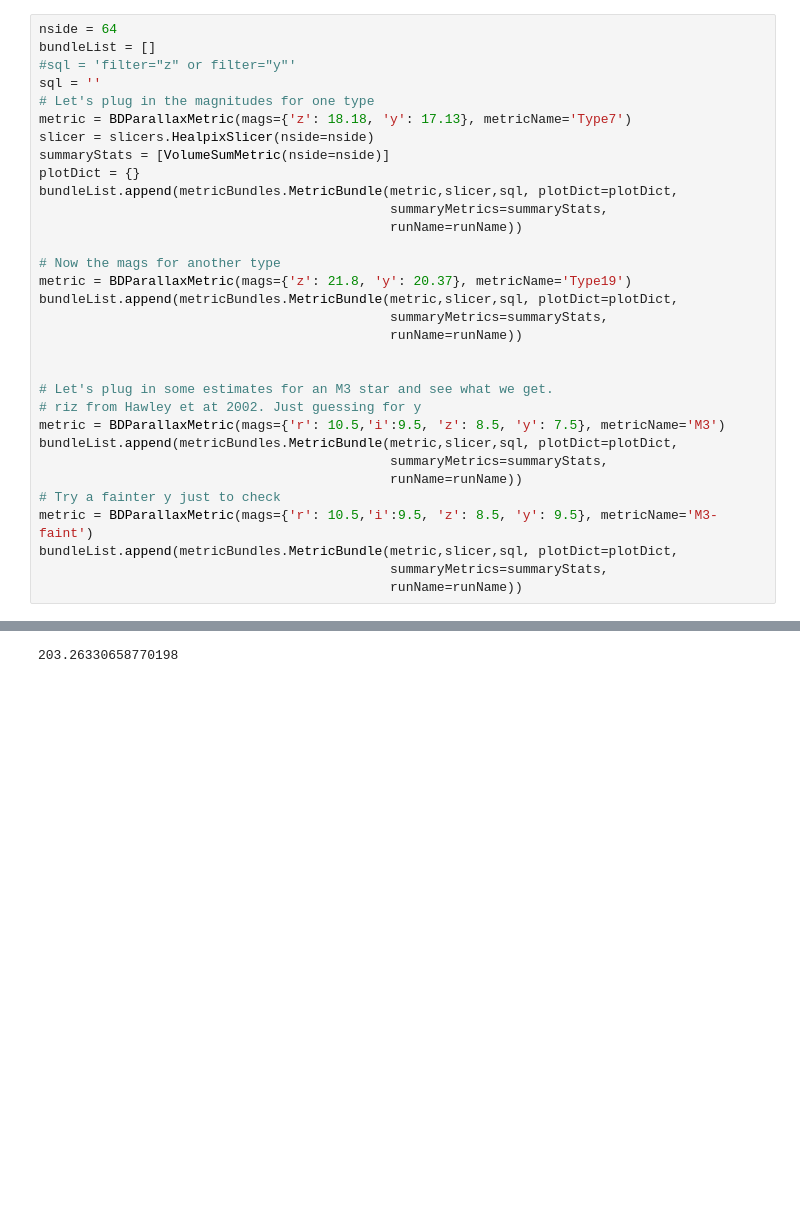
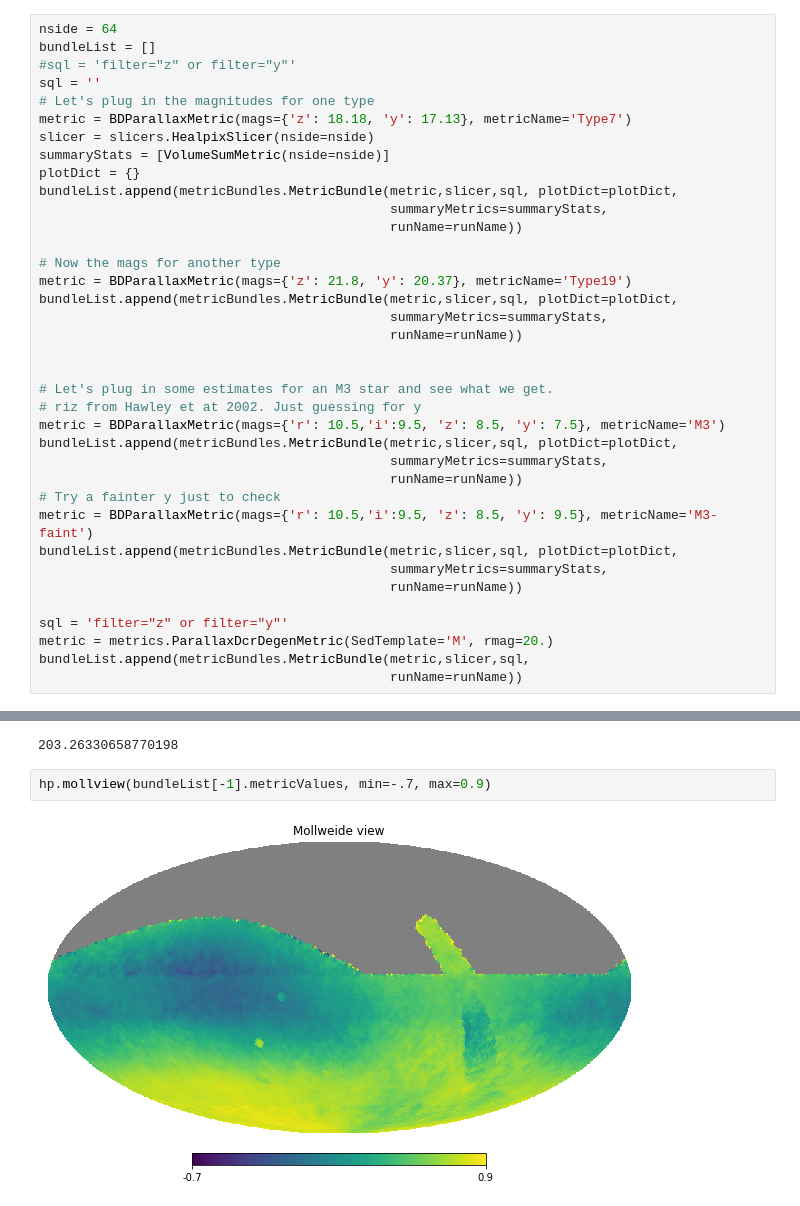
Before and after one commit to yoachim/LSST-BD-Cadence, a Jupyter notebook: bd_dist_metric.ipynb, the cells around one changed output, grey strips where cells are left out. Drawn from its saved outputs; the diff is of its cells as text; blank space fills up the shorter version.

Commit message:
add a dcr degeneracy check

```diff
--- a/bd_dist_metric.ipynb
+++ b/bd_dist_metric.ipynb
@@ -152,6 +152,11 @@ metric = BDParallaxMetric(mags={'r': 10.5,'i':9.5, 'z': 8.5, 'y': 9.5}, metricNa
 bundleList.append(metricBundles.MetricBundle(metric,slicer,sql, plotDict=plotDict,
                                              summaryMetrics=summaryStats,
                                              runName=runName))
+
+sql = 'filter="z" or filter="y"'
+metric = metrics.ParallaxDcrDegenMetric(SedTemplate='M', rmag=20.)
+bundleList.append(metricBundles.MetricBundle(metric,slicer,sql,
+                                             runName=runName))
 # %% [output]
 Healpix slicer using NSIDE=64, approximate resolution 54.967783 arcminutes
 # %%
@@ -193,3 +207,7 @@ good = np.where(bundleList[2].metricValues > 130)
 np.median(bundleList[2].metricValues[good])
 # %% [output]
 203.26330658770198
+# %%
+hp.mollview(bundleList[-1].metricValues, min=-.7, max=0.9)
+# %% [output]
+[figure, added]
```
Also changed, not shown: parts of 2 cells of this notebook.
